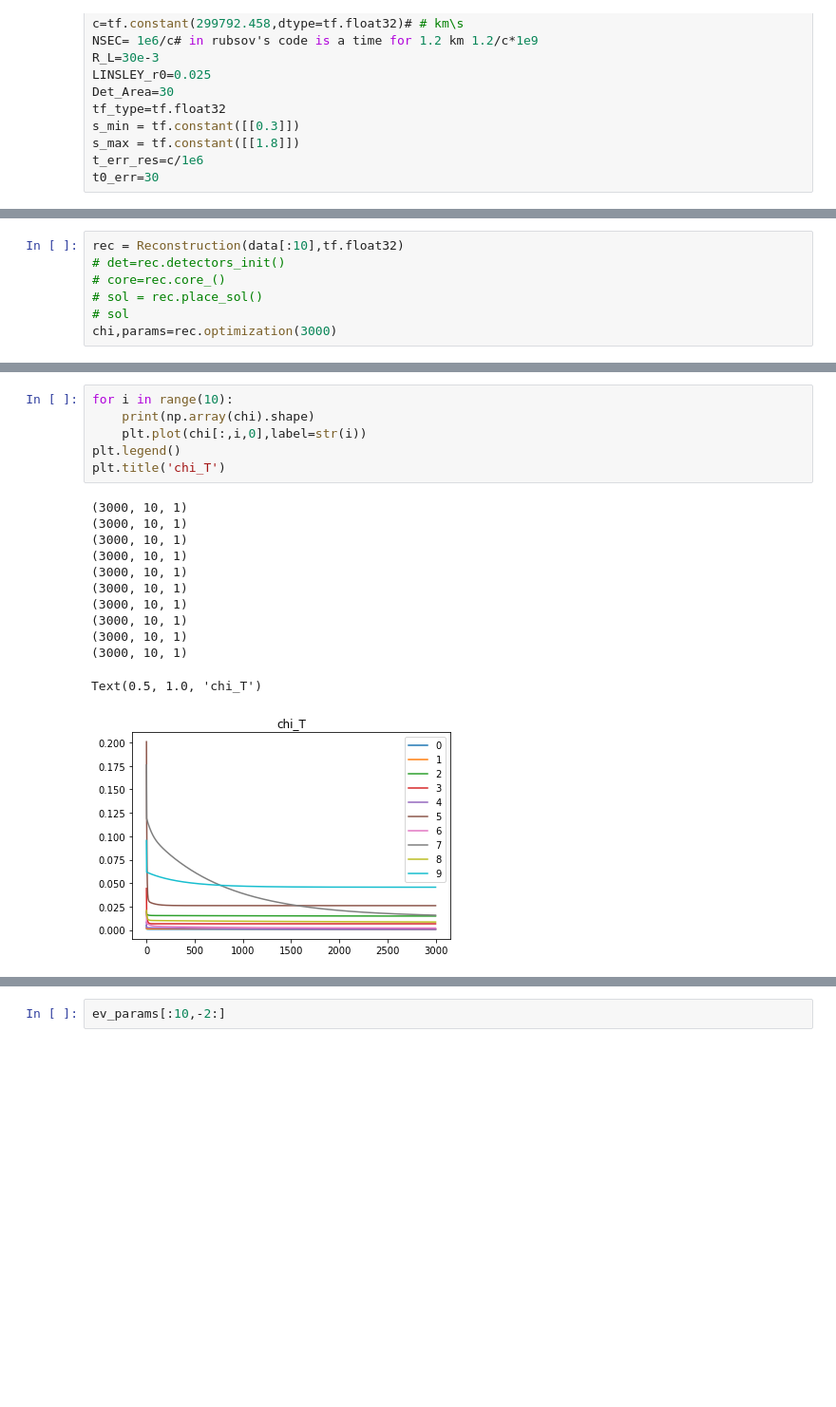
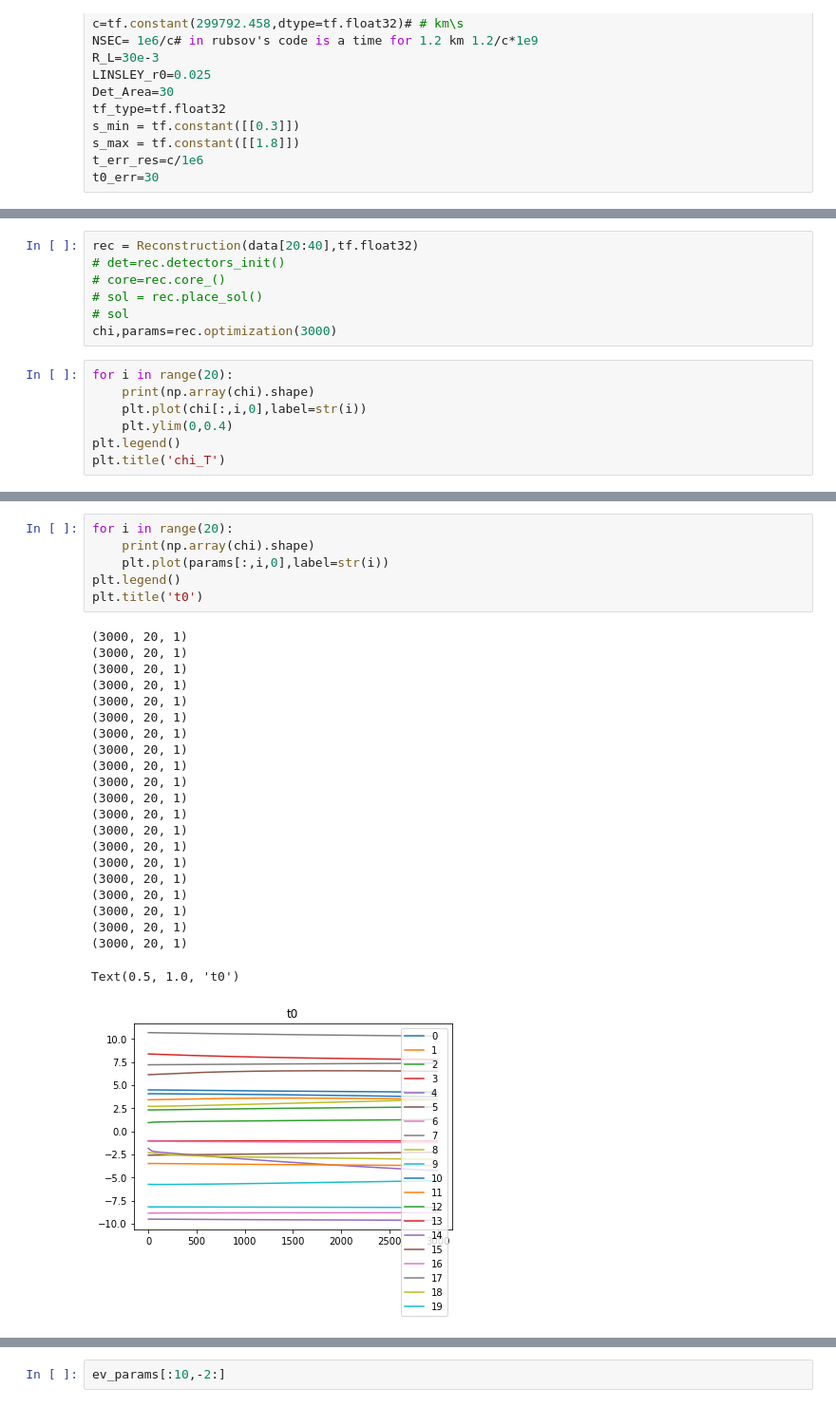
Before and after one commit to fitagdinov/Telescope_Array, a Jupyter notebook: Parameters_all/Notebooks/rewrite_reconstruction.ipynb, the cells around one changed output, grey strips where cells are left out. Shown at 95% size. Drawn from its saved outputs; the diff is of its cells as text; blank space fills up the shorter version.

```diff
--- a/Parameters_all/Notebooks/rewrite_reconstruction.ipynb
+++ b/Parameters_all/Notebooks/rewrite_reconstruction.ipynb
@@ -341,9 +383,16 @@ class Reconstruction():
                 params_list.append(params)
         return np.array(chi_list),np.array(params_list)
 # %%
-rec = Reconstruction(data[:10],tf.float32)
+rec = Reconstruction(data[20:40],tf.float32)
 # det=rec.detectors_init()
 # core=rec.core_()
 # sol = rec.place_sol()
 # sol
 chi,params=rec.optimization(3000)
+# %%
+for i in range(20):
+    print(np.array(chi).shape)
+    plt.plot(chi[:,i,0],label=str(i))
+    plt.ylim(0,0.4)
+plt.legend()
+plt.title('chi_T')
@@ -350,19 +422,29 @@ chi,params=rec.optimization(3000)
 # %%
-for i in range(10):
+for i in range(20):
     print(np.array(chi).shape)
-    plt.plot(chi[:,i,0],label=str(i))
+    plt.plot(params[:,i,0],label=str(i))
 plt.legend()
-plt.title('chi_T')
+plt.title('t0')
 # %% [output]
-(3000, 10, 1)
-(3000, 10, 1)
-(3000, 10, 1)
-(3000, 10, 1)
-(3000, 10, 1)
-(3000, 10, 1)
-(3000, 10, 1)
-(3000, 10, 1)
-(3000, 10, 1)
-(3000, 10, 1)
+(3000, 20, 1)
+(3000, 20, 1)
+(3000, 20, 1)
+(3000, 20, 1)
+(3000, 20, 1)
+(3000, 20, 1)
+(3000, 20, 1)
+(3000, 20, 1)
+(3000, 20, 1)
+(3000, 20, 1)
+(3000, 20, 1)
+(3000, 20, 1)
+(3000, 20, 1)
+(3000, 20, 1)
+(3000, 20, 1)
+(3000, 20, 1)
+(3000, 20, 1)
+(3000, 20, 1)
+(3000, 20, 1)
+(3000, 20, 1)
-Text(0.5, 1.0, 'chi_T')
+Text(0.5, 1.0, 't0')
-[figure, old version]
+[figure, new version]
```
Also changed, not shown: parts of 11 cells of this notebook.
